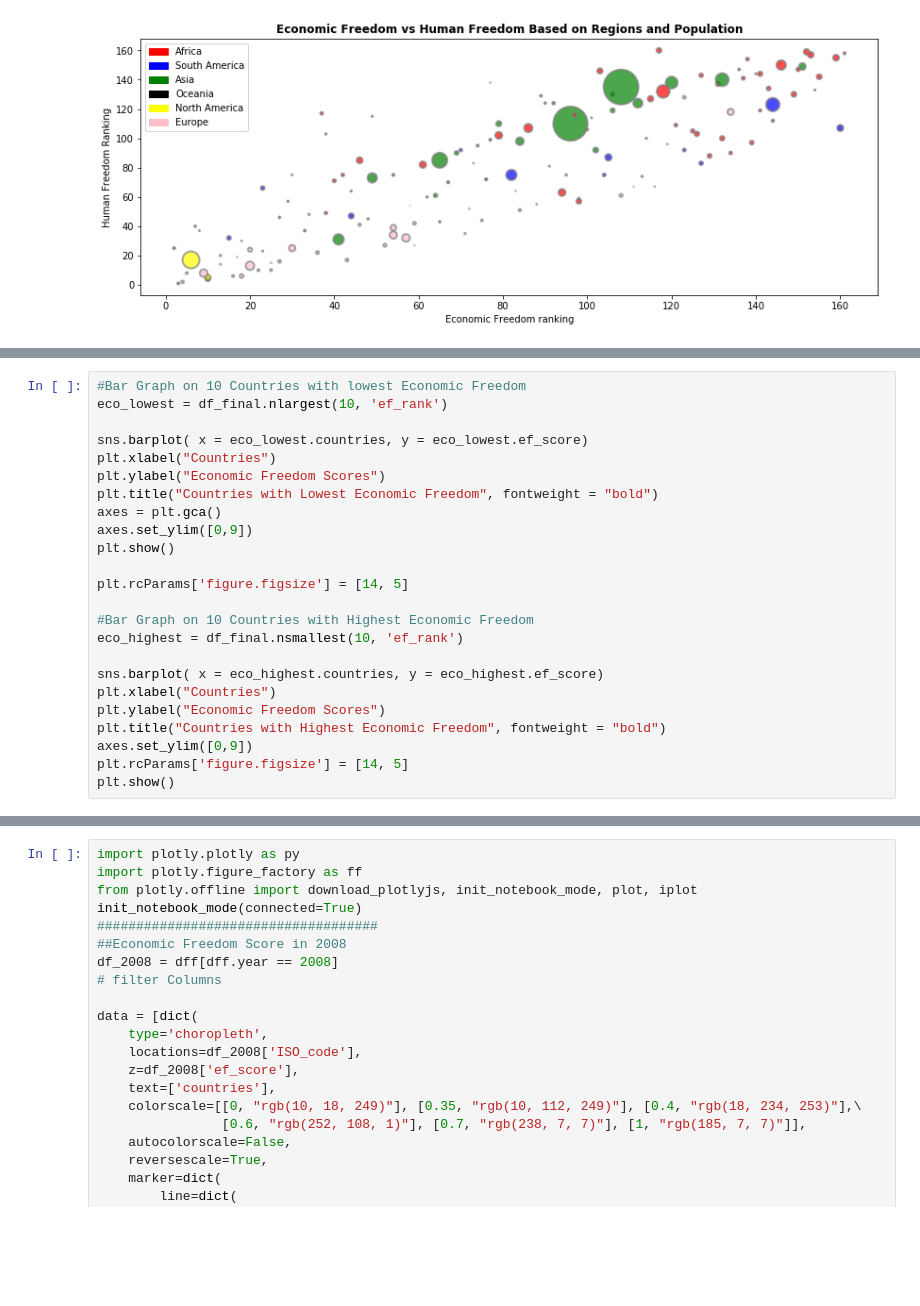
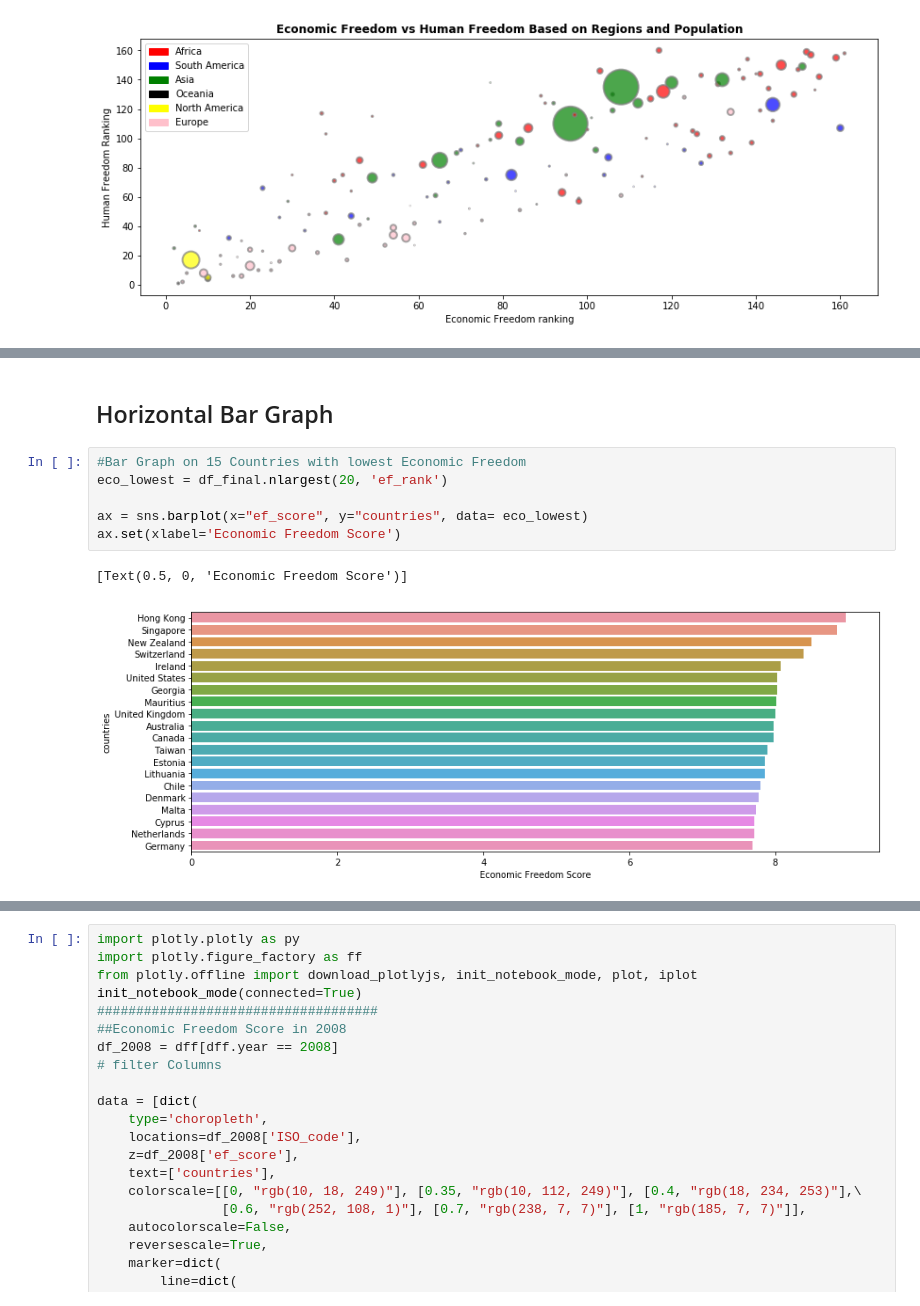
Before and after one commit to settnaing199/Economic-Freedom-Analysis, a Jupyter notebook: HumanFreedomDataAnalysis.ipynb, the cells around one changed output, grey strips where cells are left out. Drawn from its saved outputs; the diff is of its cells as text; blank space fills up the shorter version.

```diff
--- a/HumanFreedomDataAnalysis.ipynb
+++ b/HumanFreedomDataAnalysis.ipynb
@@ -106,24 +105,0 @@ plt.rcParams['figure.figsize'] = [14,5]
-# %%
-#Bar Graph on 10 Countries with lowest Economic Freedom
-eco_lowest = df_final.nlargest(10, 'ef_rank')
-
-sns.barplot( x = eco_lowest.countries, y = eco_lowest.ef_score)
-plt.xlabel("Countries")
-plt.ylabel("Economic Freedom Scores")
-plt.title("Countries with Lowest Economic Freedom", fontweight = "bold")
-axes = plt.gca()
-axes.set_ylim([0,9])
-plt.show()
-
-plt.rcParams['figure.figsize'] = [14, 5]
-
-#Bar Graph on 10 Countries with Highest Economic Freedom
-eco_highest = df_final.nsmallest(10, 'ef_rank')
-
-sns.barplot( x = eco_highest.countries, y = eco_highest.ef_score)
-plt.xlabel("Countries")
-plt.ylabel("Economic Freedom Scores")
-plt.title("Countries with Highest Economic Freedom", fontweight = "bold")
-axes.set_ylim([0,9])
-plt.rcParams['figure.figsize'] = [14, 5]
-plt.show()
@@ -132,0 +106,11 @@ plt.show()
+# %% [markdown]
+## Horizontal Bar Graph
+# %%
+#Bar Graph on 15 Countries with lowest Economic Freedom
+eco_lowest = df_final.nlargest(20, 'ef_rank')
+
+ax = sns.barplot(x="ef_score", y="countries", data= eco_lowest)
+ax.set(xlabel='Economic Freedom Score')
+# %% [output]
+[Text(0.5, 0, 'Economic Freedom Score')]
+[figure, added]
```
Also changed, not shown: parts of 7 cells of this notebook.
